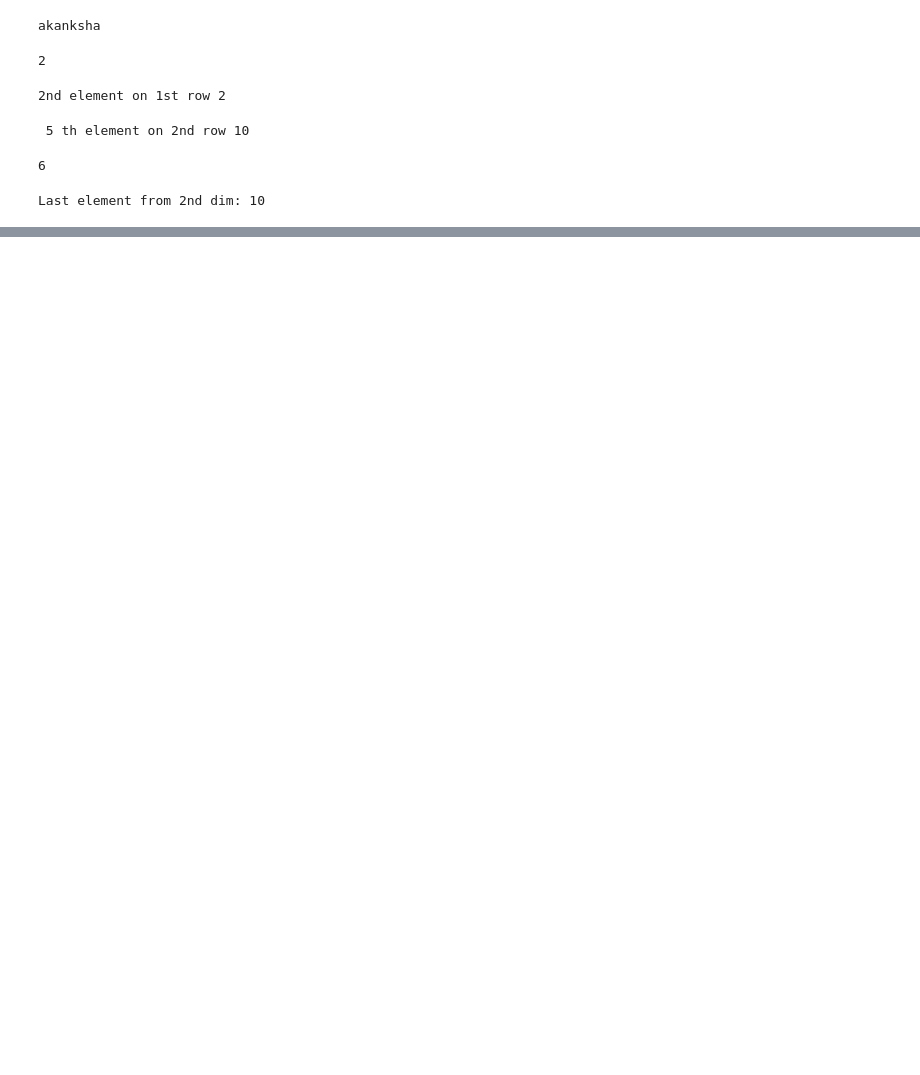
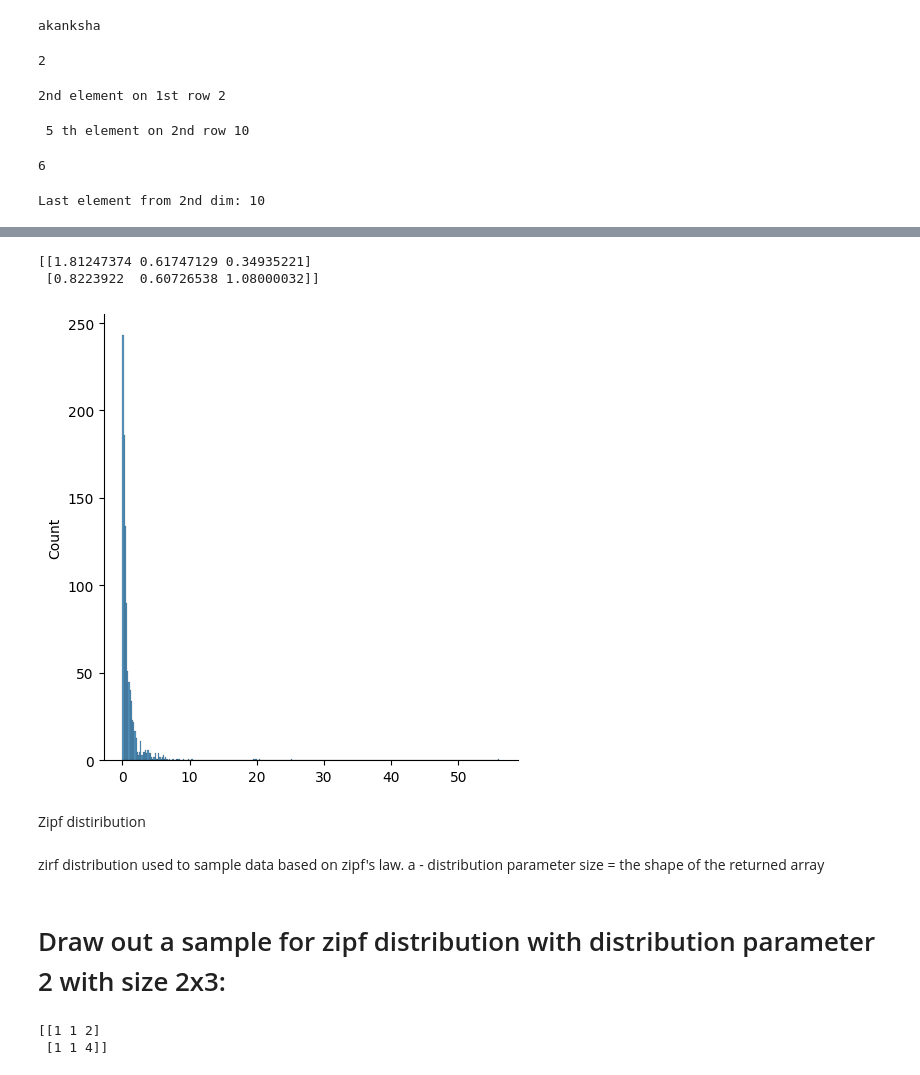
Before and after one commit to Akanksha-Ceris/NumPy-, a Jupyter notebook: Numpy.ipynb, the cells around one changed output, grey strips where cells are left out. Drawn from its saved outputs; the diff is of its cells as text; code cells hidden in the pictures; blank space fills up the shorter version.

```diff
--- a/Numpy.ipynb
+++ b/Numpy.ipynb
@@ -1264,0 +1099,30 @@ plt.show()
+# %%
+from numpy import random
+x = random .pareto(a = 2,size = (2,3))
+print(x)
+# %% [output]
+[[1.81247374 0.61747129 0.34935221]
+ [0.8223922  0.60726538 1.08000032]]
+# %%
+from numpy import random
+import matplotlib.pyplot as plt
+import seaborn as sns
+sns.displot(random.pareto(a = 2, size = 1000))
+plt.show()
+# %% [output]
+[figure, added]
+# %% [markdown]
+Zipf distiribution
+# %% [markdown]
+zirf distribution used to sample data based on zipf's law.
+a - distribution parameter
+size = the shape of the returned array
+# %% [markdown]
+# Draw out a sample for zipf distribution with distribution parameter 2 with size 2x3:
+# %%
+from numpy import random
+x = random.zipf(a = 2,size = (2,3))
+print(x)
+# %% [output]
+[[1 1 2]
+ [1 1 4]]
```
Also changed, not shown: parts of 58 cells of this notebook.
